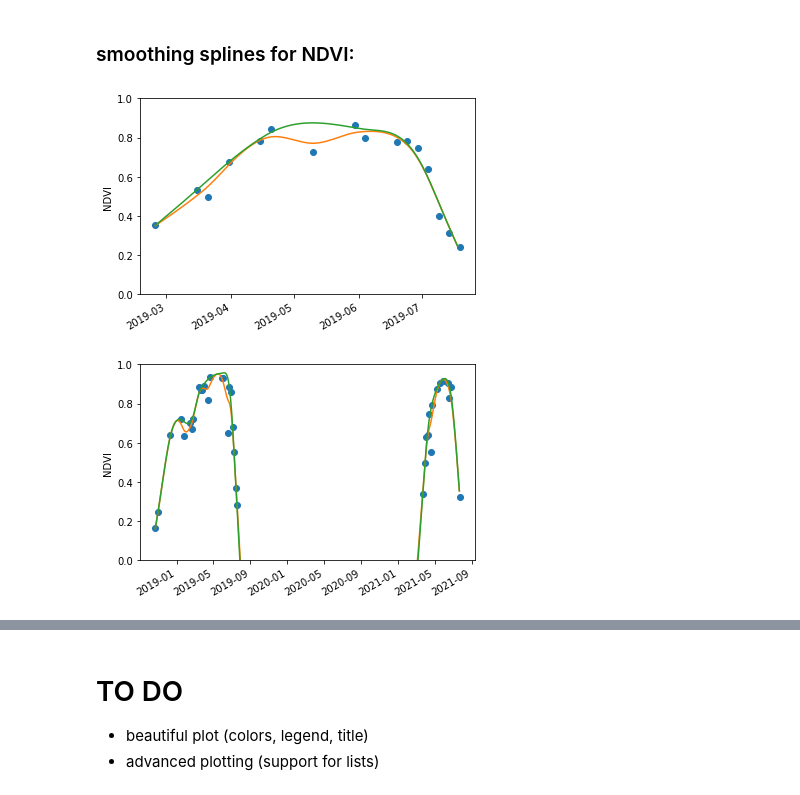
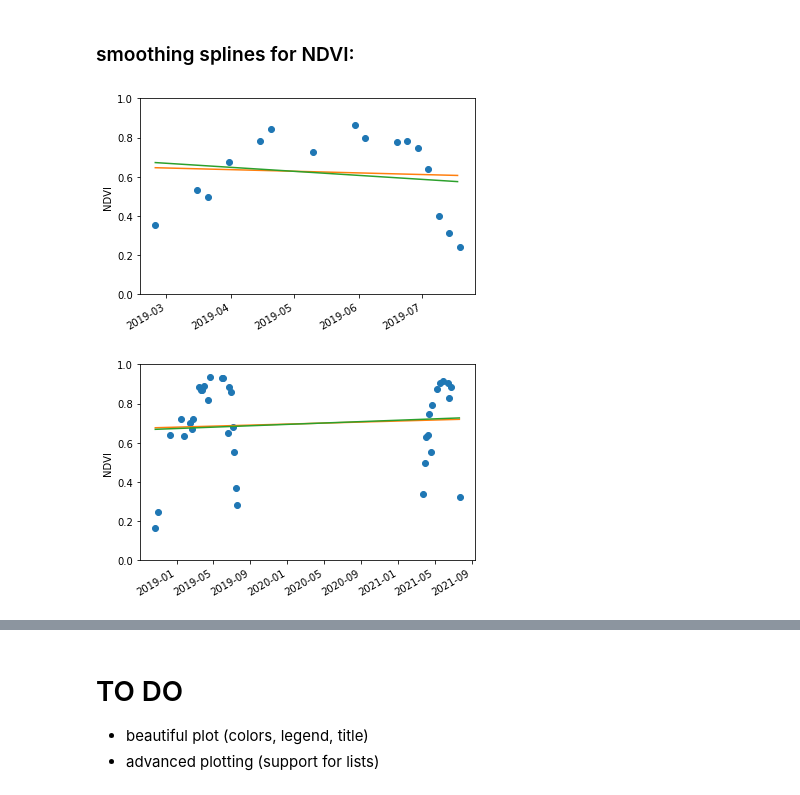
Before and after one commit to LGraz/MasterThesis-Code, a Jupyter notebook: pixel_class.ipynb, the cells around one changed output, grey strips where cells are left out. Drawn from its saved outputs; the diff is of its cells as text; code cells hidden in the pictures.

```diff
--- a/pixel_class.ipynb
+++ b/pixel_class.ipynb
@@ -51,20 +31,20 @@ self.plot_step_interpolate("BSpline")
 ### smoothing splines for NDVI:
 # %%
 np.random.seed(1)
-smooth = 1e-11/(28*24*3600)
+smooth = 0 #1e-11/(28*24*3600)
 
 for i in range(2):
-    temp = pixel.pixel(d_cov, d_met, d_yie)
+    temp = pixel.Pixel(d_cov, d_met, d_yie)
     temp.get_ndvi()
     temp.plot_ndvi()
     temp.get_smooting_spline(name="all", smooth=smooth)
     temp.get_smooting_spline(name="filter", smooth=smooth,
                              ind_keep=temp.filter("ndvi_min"))
     temp.plot_step_interpolate(which="all")
     temp.plot_step_interpolate(which="filter")
     plt.show()
 
 # print(temp)
 # %% [output]
-[figure, old version]
+[figure, new version]
-[figure, old version]
+[figure, new version]
```
Also changed, not shown: parts of 4 cells of this notebook, 3 other files.
